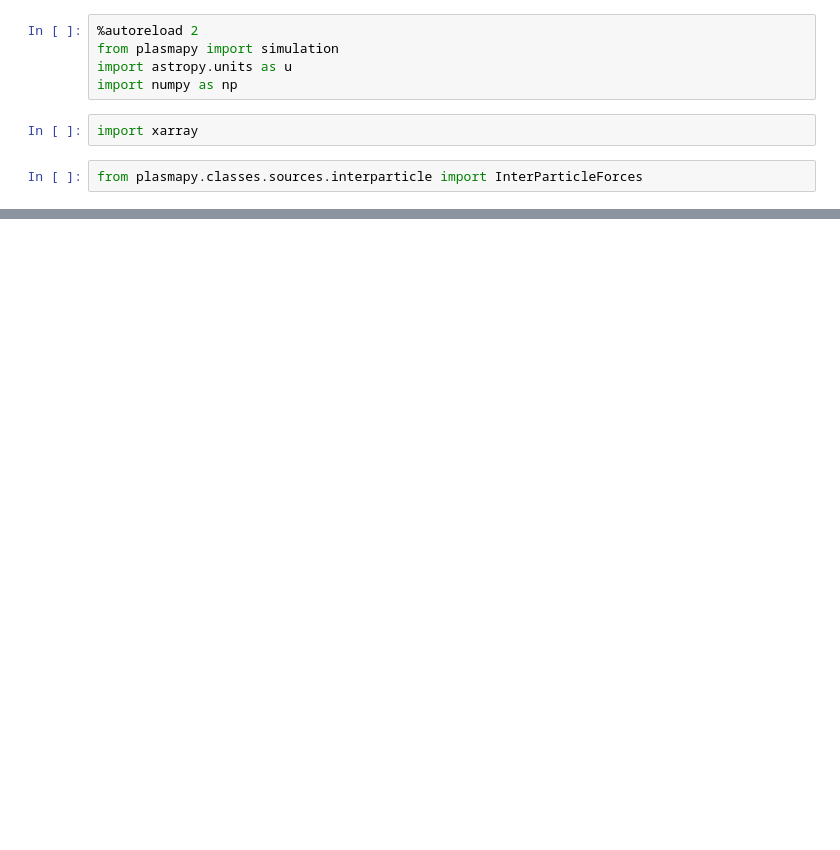
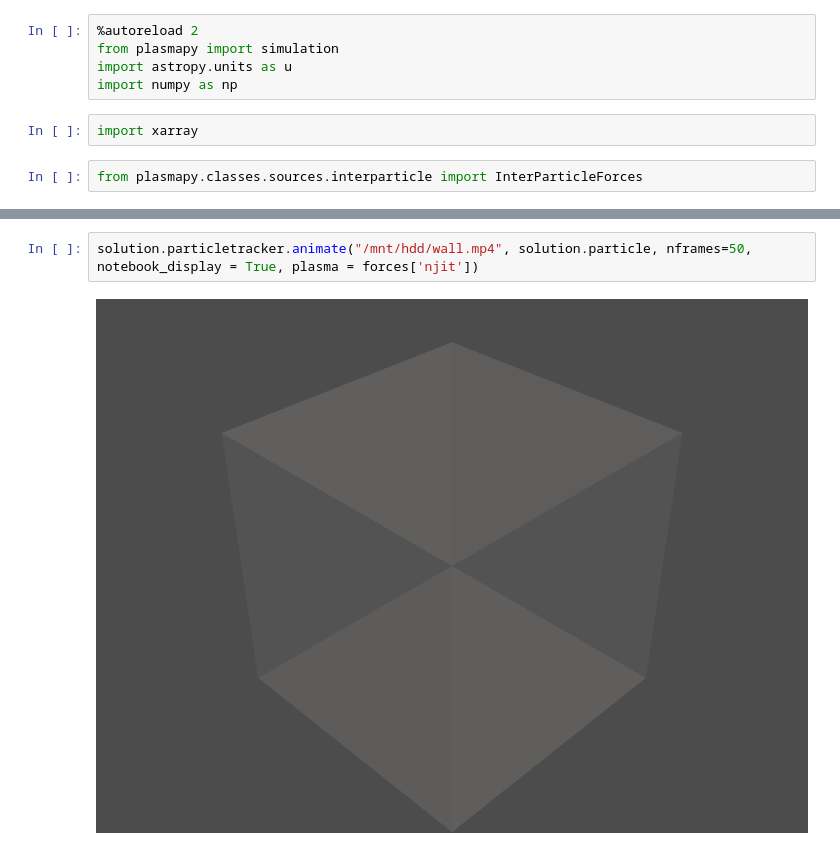
Before and after one commit to lauraxinzhang/PlasmaPy, a Jupyter notebook: notebooks/NBodyWallCollision.ipynb, the cells around one changed output, grey strips where cells are left out. Drawn from its saved outputs; the diff is of its cells as text; blank space fills up the shorter version.

```diff
--- a/notebooks/NBodyWallCollision.ipynb
+++ b/notebooks/NBodyWallCollision.ipynb
@@ -83,0 +81,4 @@ fig.show()
+# %%
+solution.particletracker.animate("/mnt/hdd/wall.mp4", solution.particle, nframes=50, notebook_display = True, plasma = forces['njit'])
+# %% [output]
+[figure, added]
```
Also changed, not shown: parts of 12 cells of this notebook, 1 other file.
